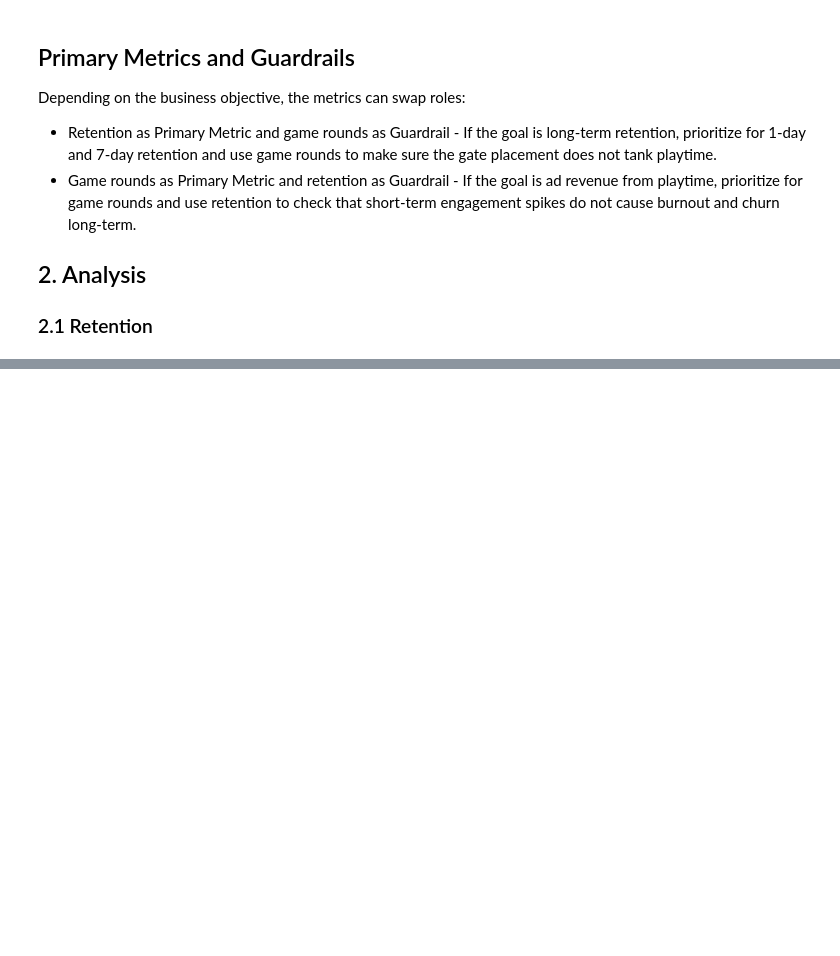
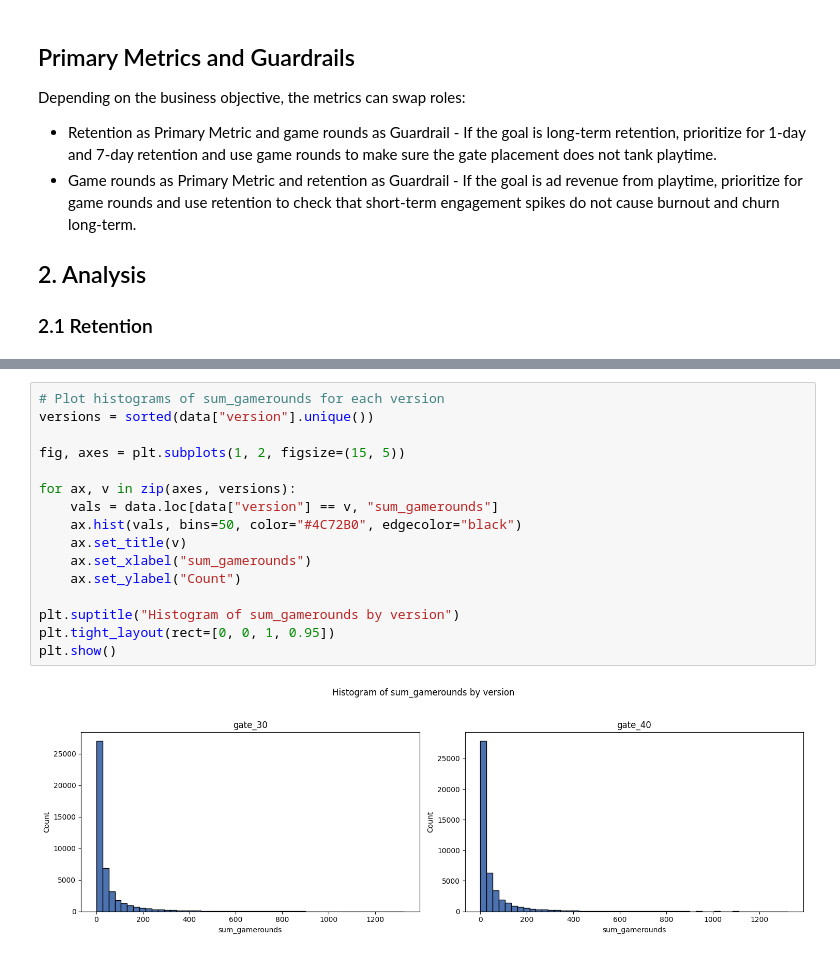
Before and after one commit to Yuvi-me-code/A-B-Game-Testing, a Jupyter notebook: AB Testing Analysis Retention vs Monetization.ipynb, the cells around one changed output, grey strips where cells are left out. Cells and saved outputs as stored; diff of their text form; blank space fills up the shorter version.

```diff
--- a/AB Testing Analysis Retention vs Monetization.ipynb
+++ b/AB Testing Analysis Retention vs Monetization.ipynb
@@ -146,0 +157,18 @@ plt.show()
+# %%
+# Plot histograms of sum_gamerounds for each version
+versions = sorted(data["version"].unique())
+
+fig, axes = plt.subplots(1, 2, figsize=(15, 5))
+
+for ax, v in zip(axes, versions):
+    vals = data.loc[data["version"] == v, "sum_gamerounds"]
+    ax.hist(vals, bins=50, color="#4C72B0", edgecolor="black")
+    ax.set_title(v)
+    ax.set_xlabel("sum_gamerounds")
+    ax.set_ylabel("Count")
+
+plt.suptitle("Histogram of sum_gamerounds by version")
+plt.tight_layout(rect=[0, 0, 1, 0.95])
+plt.show()
+# %% [output]
+[figure, added]
```
Also changed, not shown: parts of 15 cells of this notebook.
